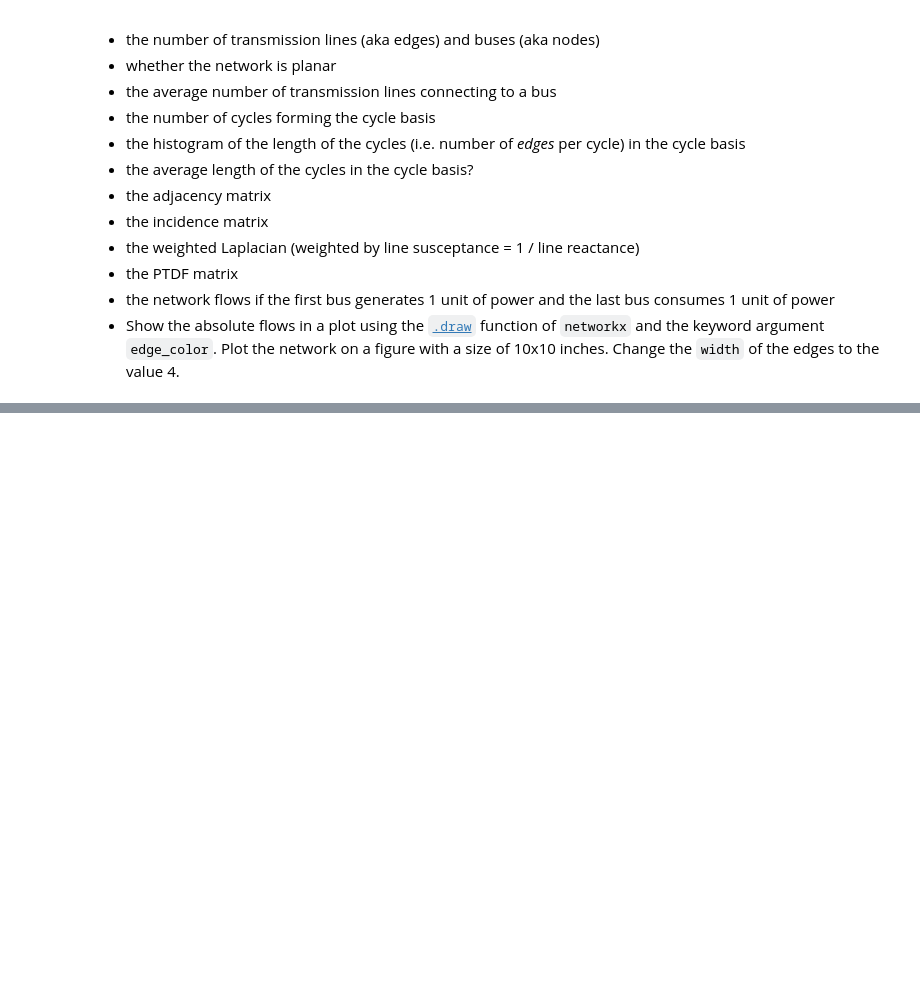
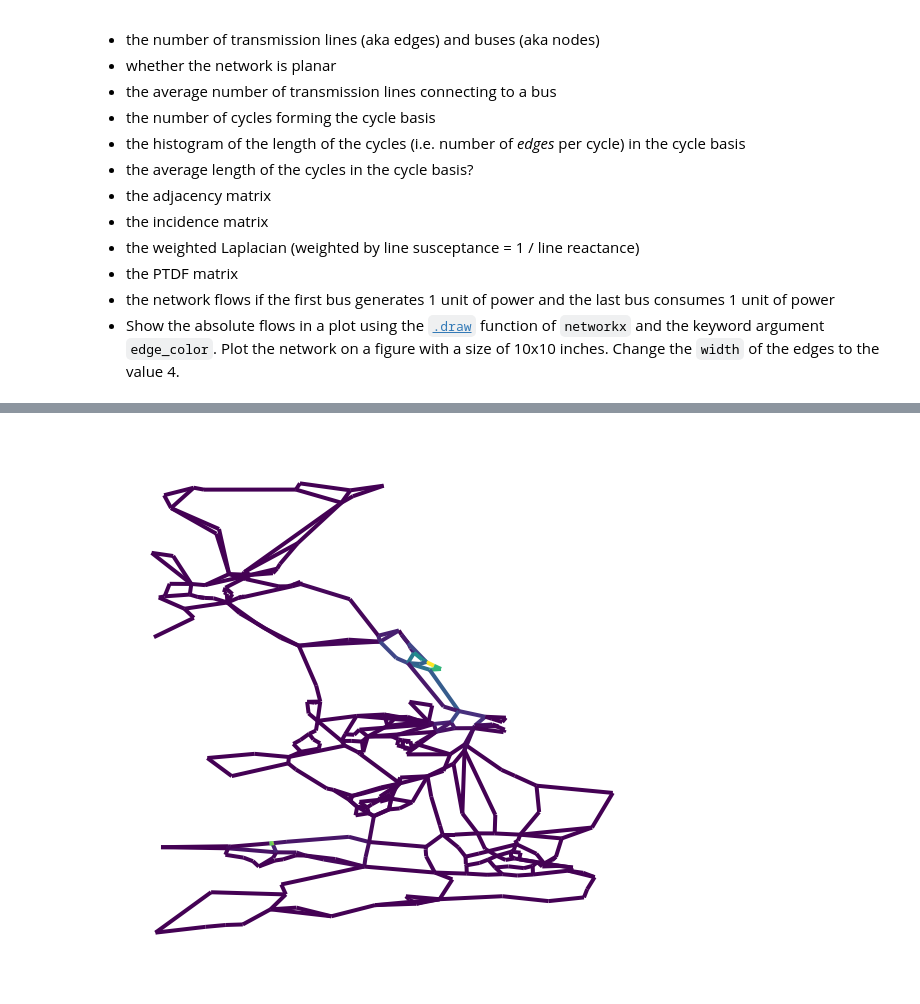
Before and after one commit to fneum/data-science-for-esm, a Jupyter notebook: _sources/07-workshop-networkx.ipynb, the cells around one changed output, grey strips where cells are left out. Cells and saved outputs as stored; diff of their text form; code cells hidden in the pictures; blank space fills up the shorter version.

```diff
--- a/_sources/07-workshop-networkx.ipynb
+++ b/_sources/07-workshop-networkx.ipynb
@@ -590,0 +689,16 @@ For each subgraph (each represents a synchronous zone), determine
+# %%
+PTDF = H.dot(L_inv)
+# %%
+imbalance = np.zeros(len(G.nodes))
+imbalance[0] = 1
+imbalance[-1] = -1
+# %%
+flows = PTDF.dot(imbalance)
+# %%
+abs_flows = np.abs(flows)
+# %%
+sub_pos = {k: v for k, v in pos.items() if k in G.nodes}
+fig, ax = plt.subplots(figsize=(10,10))
+nx.draw(G, pos=sub_pos, node_size=0, edge_color=abs_flows, width=4)
+# %% [output]
+[figure, added]
```
Also changed, not shown: parts of 27 cells of this notebook, 32 other files.
